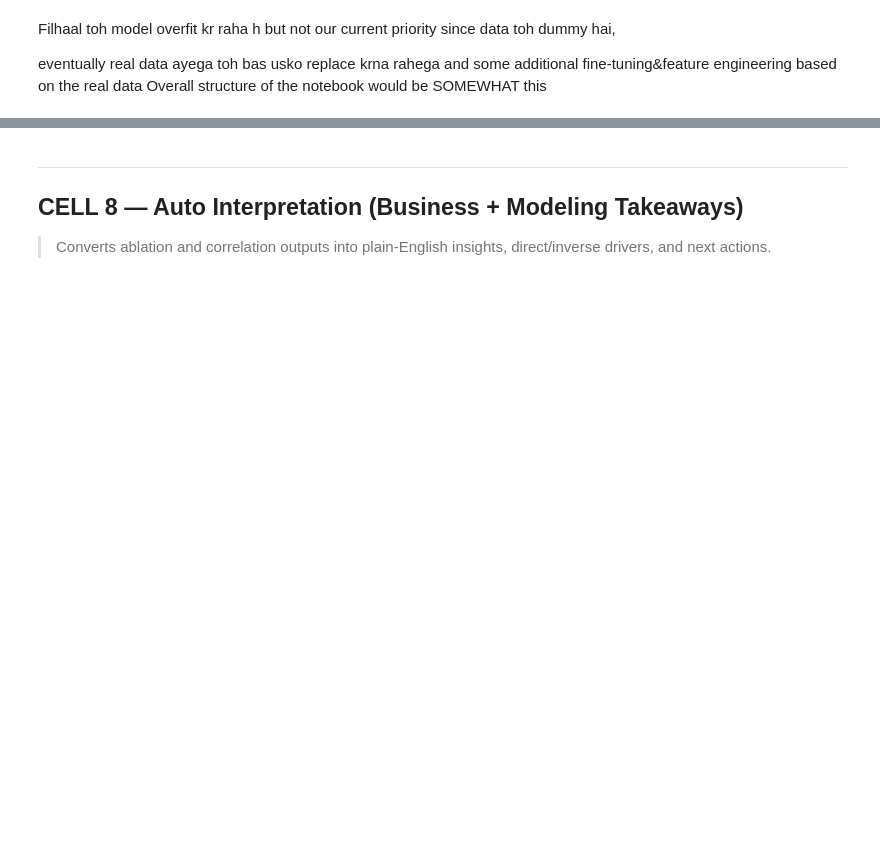
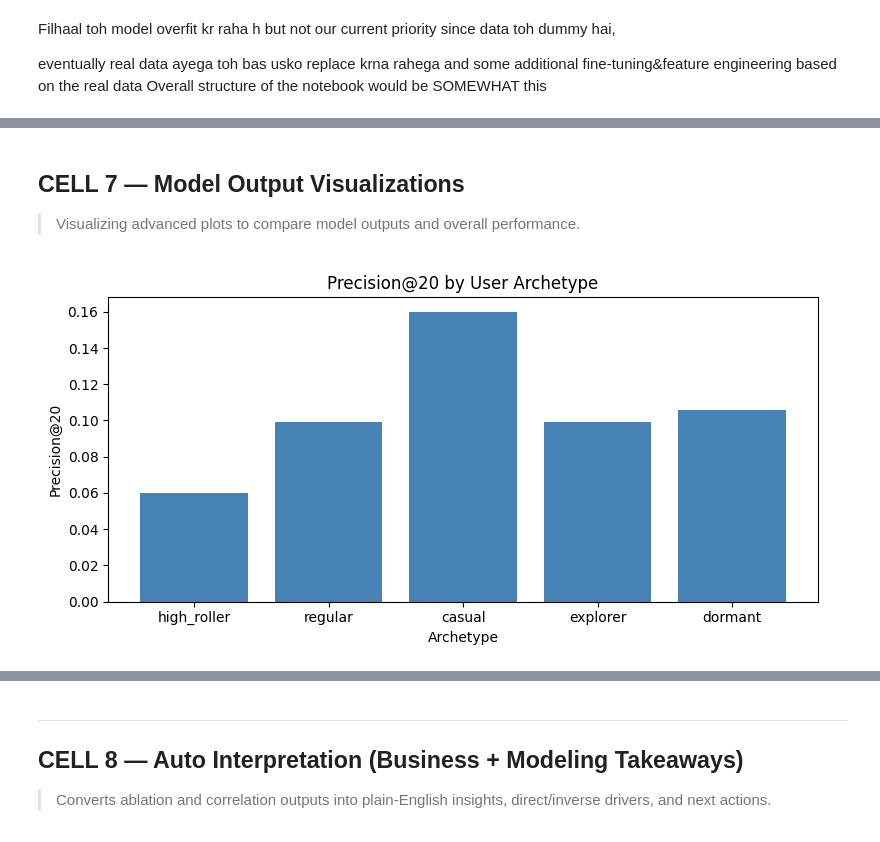
Before and after one commit to AyushDubeyaquagaming/Hybrid-RecSys, a Jupyter notebook: lightfm/recsys.ipynb, the cells around one changed output, grey strips where cells are left out. Drawn from its saved outputs; the diff is of its cells as text; code cells hidden in the pictures; blank space fills up the shorter version.

```diff
--- a/lightfm/recsys.ipynb
+++ b/lightfm/recsys.ipynb
@@ -1017,0 +1571,43 @@ Note: Correlation here is directional association, not causal effect.
+# %% [markdown]
+## CELL 7 — Model Output Visualizations
+> Visualizing advanced plots to compare model outputs and overall performance.
+# %%
+#1. Recommendation quality
+#model user ko sahi games recommend kar raha hai
+user_id_map, _, item_id_map, _ = full_ds.mapping()
+idx_to_game = {v: k for k, v in item_id_map.items()}
+idx_to_user = {v: k for k, v in user_id_map.items()}
+
+archetype_precision = {}
+for archetype in USER_ARCHETYPES.keys():
+    archetype_users = users_df[users_df['archetype'] == archetype]['userId'].tolist()
+    active = [u for u in archetype_users if u in user_id_map]
+    if not active:
+        continue
+
+    precisions = []
+    for uid in active[:50]:  # sample 50 per archetype
+        internal_id = user_id_map[uid]
+        scores = model.predict(internal_id, np.arange(len(item_id_map)),
+                               user_features=user_features_matrix,
+                               item_features=item_features_matrix)
+        top20 = set(np.argsort(-scores)[:20])
+        known = set(
+            item_id_map[g] for g in
+            interaction_agg[interaction_agg['userId']==uid]['gameId'].tolist()
+            if g in item_id_map
+        )
+        hit = len(top20 & known)
+        precisions.append(hit / 20)
+
+    archetype_precision[archetype] = np.mean(precisions)
+
+plt.figure(figsize=(8, 4))
+plt.bar(archetype_precision.keys(), archetype_precision.values(), color='steelblue')
+plt.title('Precision@20 by User Archetype')
+plt.ylabel('Precision@20')
+plt.xlabel('Archetype')
+plt.tight_layout()
+plt.show()
+# %% [output]
+[figure, added]
```
Also changed, not shown: parts of 41 cells of this notebook.
